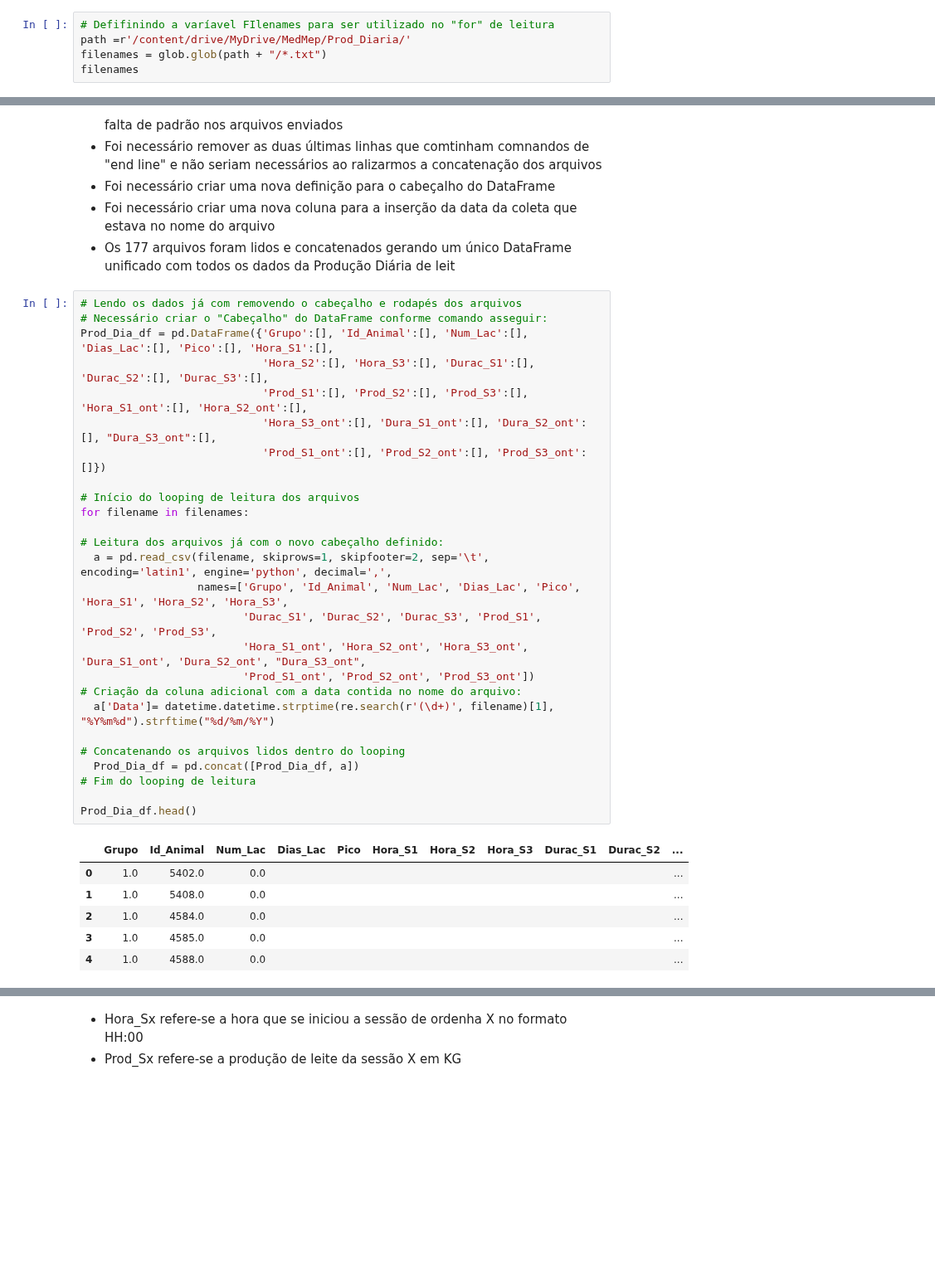
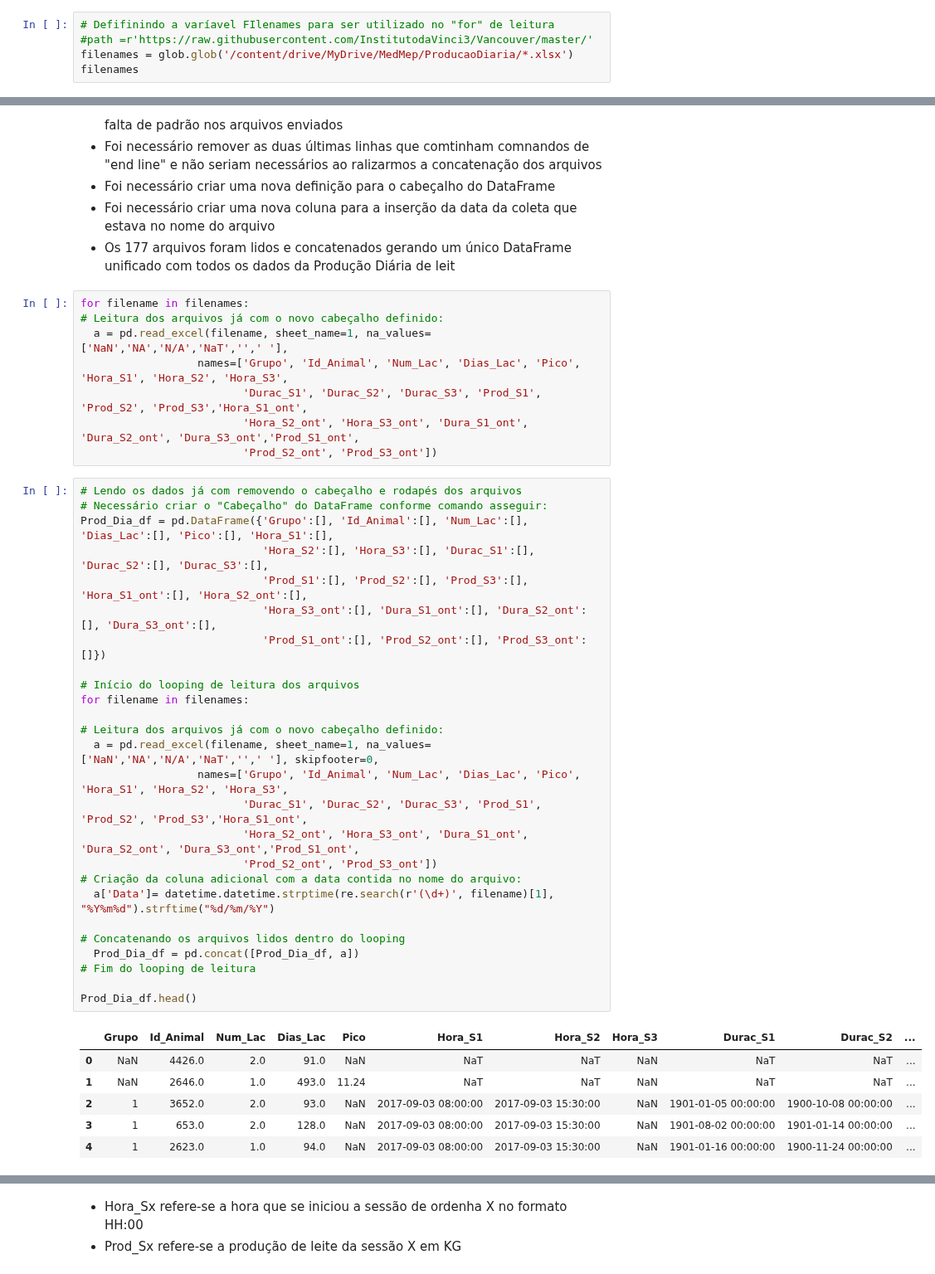
Before and after one commit to InstitutodaVinci3/vancouver, a Jupyter notebook: Producao_Diaria.ipynb, the cells around one changed output, grey strips where cells are left out. Shown at 83% size. Drawn from its saved outputs; the diff is of its cells as text; blank space fills up the shorter version.

```diff
--- a/Producao_Diaria.ipynb
+++ b/Producao_Diaria.ipynb
@@ -27,7 +27,7 @@ Drive already mounted at /content/drive; to attempt to forcibly remount, call dr
 ###Passo 2 - definição da varíavel "Filenames" para ser utilizado no "for" de leitura, de forma a correr todoos os arquivos do tipo TXT existentes no caminho (path)
 # %%
 # Defifinindo a varíavel FIlenames para ser utilizado no "for" de leitura
-path =r'/content/drive/MyDrive/MedMep/Prod_Diaria/'
-filenames = glob.glob(path + "/*.txt")
+#path =r'https://raw.githubusercontent.com/InstitutodaVinci3/Vancouver/master/'
+filenames = glob.glob('/content/drive/MyDrive/MedMep/ProducaoDiaria/*.xlsx')
 filenames
 # %% [output]
@@ -71,36 +72,44 @@ datetime.datetime.strptime("20170901", "%Y%m%d").strftime("%d/%m/%Y")
 - Foi necessário criar uma nova definição para o cabeçalho do DataFrame
 - Foi necessário criar uma nova coluna para a inserção da data da coleta que estava no nome do arquivo
 - Os 177 arquivos foram lidos e concatenados gerando um único DataFrame unificado com todos os dados da Produção Diária de leit
+# %%
+for filename in filenames:
+# Leitura dos arquivos já com o novo cabeçalho definido:
+  a = pd.read_excel(filename, sheet_name=1, na_values=['NaN','NA','N/A','NaT','',' '],
+                  names=['Grupo', 'Id_Animal', 'Num_Lac', 'Dias_Lac', 'Pico', 'Hora_S1', 'Hora_S2', 'Hora_S3',
+                         'Durac_S1', 'Durac_S2', 'Durac_S3', 'Prod_S1', 'Prod_S2', 'Prod_S3','Hora_S1_ont',
+                         'Hora_S2_ont', 'Hora_S3_ont', 'Dura_S1_ont', 'Dura_S2_ont', 'Dura_S3_ont','Prod_S1_ont',
+                         'Prod_S2_ont', 'Prod_S3_ont'])
 # %%
 # Lendo os dados já com removendo o cabeçalho e rodapés dos arquivos
 # Necessário criar o "Cabeçalho" do DataFrame conforme comando asseguir:
 Prod_Dia_df = pd.DataFrame({'Grupo':[], 'Id_Animal':[], 'Num_Lac':[], 'Dias_Lac':[], 'Pico':[], 'Hora_S1':[],
                             'Hora_S2':[], 'Hora_S3':[], 'Durac_S1':[], 'Durac_S2':[], 'Durac_S3':[],
                             'Prod_S1':[], 'Prod_S2':[], 'Prod_S3':[], 'Hora_S1_ont':[], 'Hora_S2_ont':[],
-                            'Hora_S3_ont':[], 'Dura_S1_ont':[], 'Dura_S2_ont':[], "Dura_S3_ont":[],
+                            'Hora_S3_ont':[], 'Dura_S1_ont':[], 'Dura_S2_ont':[], 'Dura_S3_ont':[],
                             'Prod_S1_ont':[], 'Prod_S2_ont':[], 'Prod_S3_ont':[]})
 
 # Início do looping de leitura dos arquivos
 for filename in filenames:
 
 # Leitura dos arquivos já com o novo cabeçalho definido:
-  a = pd.read_csv(filename, skiprows=1, skipfooter=2, sep='\t', encoding='latin1', engine='python', decimal=',',
+  a = pd.read_excel(filename, sheet_name=1, na_values=['NaN','NA','N/A','NaT','',' '], skipfooter=0,
                   names=['Grupo', 'Id_Animal', 'Num_Lac', 'Dias_Lac', 'Pico', 'Hora_S1', 'Hora_S2', 'Hora_S3',
-                         'Durac_S1', 'Durac_S2', 'Durac_S3', 'Prod_S1', 'Prod_S2', 'Prod_S3',
-                         'Hora_S1_ont', 'Hora_S2_ont', 'Hora_S3_ont', 'Dura_S1_ont', 'Dura_S2_ont', "Dura_S3_ont",
-                         'Prod_S1_ont', 'Prod_S2_ont', 'Prod_S3_ont'])
+                         'Durac_S1', 'Durac_S2', 'Durac_S3', 'Prod_S1', 'Prod_S2', 'Prod_S3','Hora_S1_ont',
+                         'Hora_S2_ont', 'Hora_S3_ont', 'Dura_S1_ont', 'Dura_S2_ont', 'Dura_S3_ont','Prod_S1_ont',
+                         'Prod_S2_ont', 'Prod_S3_ont'])
 # Criação da coluna adicional com a data contida no nome do arquivo:
   a['Data']= datetime.datetime.strptime(re.search(r'(\d+)', filename)[1], "%Y%m%d").strftime("%d/%m/%Y")
 
 # Concatenando os arquivos lidos dentro do looping
   Prod_Dia_df = pd.concat([Prod_Dia_df, a])
 # Fim do looping de leitura
 
 Prod_Dia_df.head()
 # %% [output]
 |  | Grupo | Id_Animal | Num_Lac | Dias_Lac | Pico | Hora_S1 | Hora_S2 | Hora_S3 | Durac_S1 | Durac_S2 | ... |
-| 0 | 1.0 | 5402.0 | 0.0 |  |  |  |  |  |  |  | ... |
-| 1 | 1.0 | 5408.0 | 0.0 |  |  |  |  |  |  |  | ... |
-| 2 | 1.0 | 4584.0 | 0.0 |  |  |  |  |  |  |  | ... |
-| 3 | 1.0 | 4585.0 | 0.0 |  |  |  |  |  |  |  | ... |
-| 4 | 1.0 | 4588.0 | 0.0 |  |  |  |  |  |  |  | ... |
+| 0 | NaN | 4426.0 | 2.0 | 91.0 | NaN | NaT | NaT | NaN | NaT | NaT | ... |
+| 1 | NaN | 2646.0 | 1.0 | 493.0 | 11.24 | NaT | NaT | NaN | NaT | NaT | ... |
+| 2 | 1 | 3652.0 | 2.0 | 93.0 | NaN | 2017-09-03 08:00:00 | 2017-09-03 15:30:00 | NaN | 1901-01-05 00:00:00 | 1900-10-08 00:00:00 | ... |
+| 3 | 1 | 653.0 | 2.0 | 128.0 | NaN | 2017-09-03 08:00:00 | 2017-09-03 15:30:00 | NaN | 1901-08-02 00:00:00 | 1901-01-14 00:00:00 | ... |
+| 4 | 1 | 2623.0 | 1.0 | 94.0 | NaN | 2017-09-03 08:00:00 | 2017-09-03 15:30:00 | NaN | 1901-01-16 00:00:00 | 1900-11-24 00:00:00 | ... |
```
Also changed, not shown: parts of 15 cells of this notebook.
